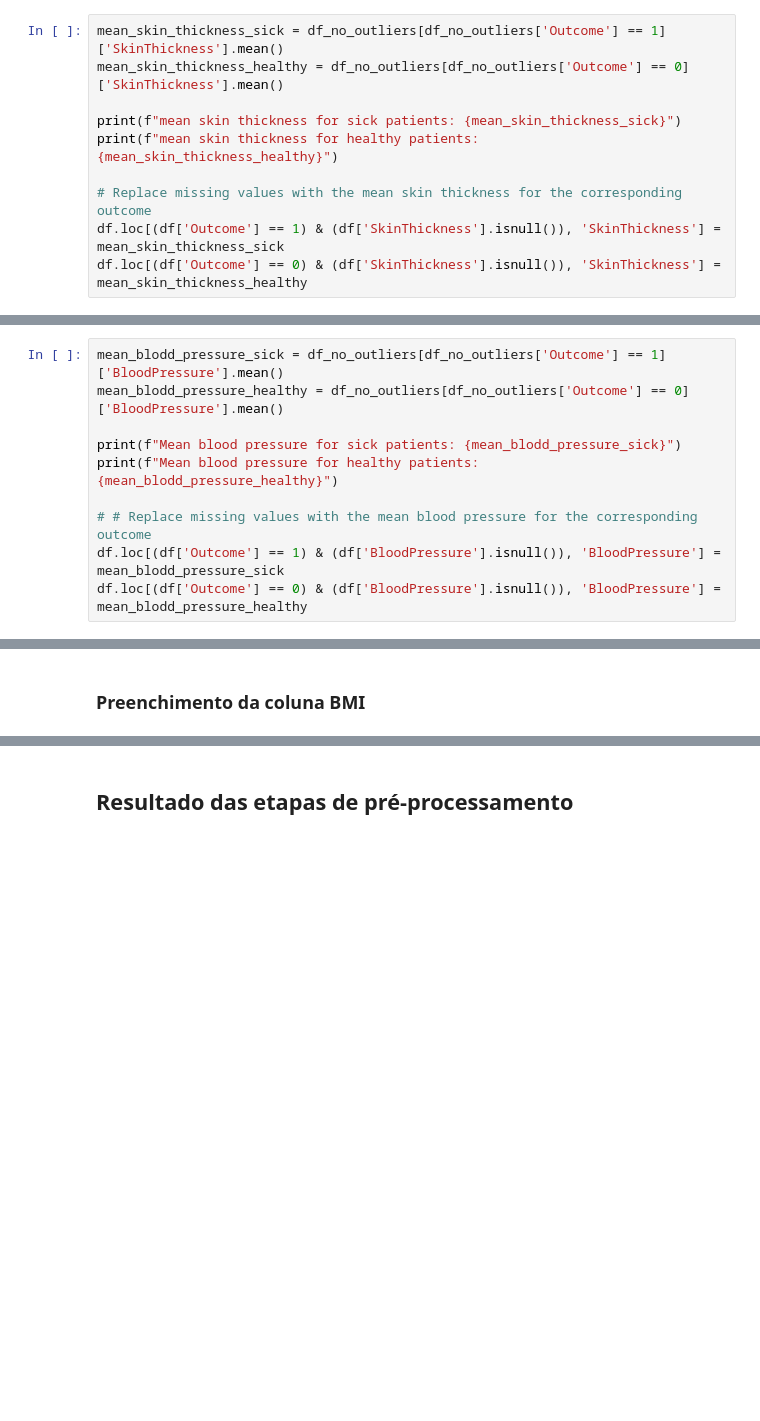
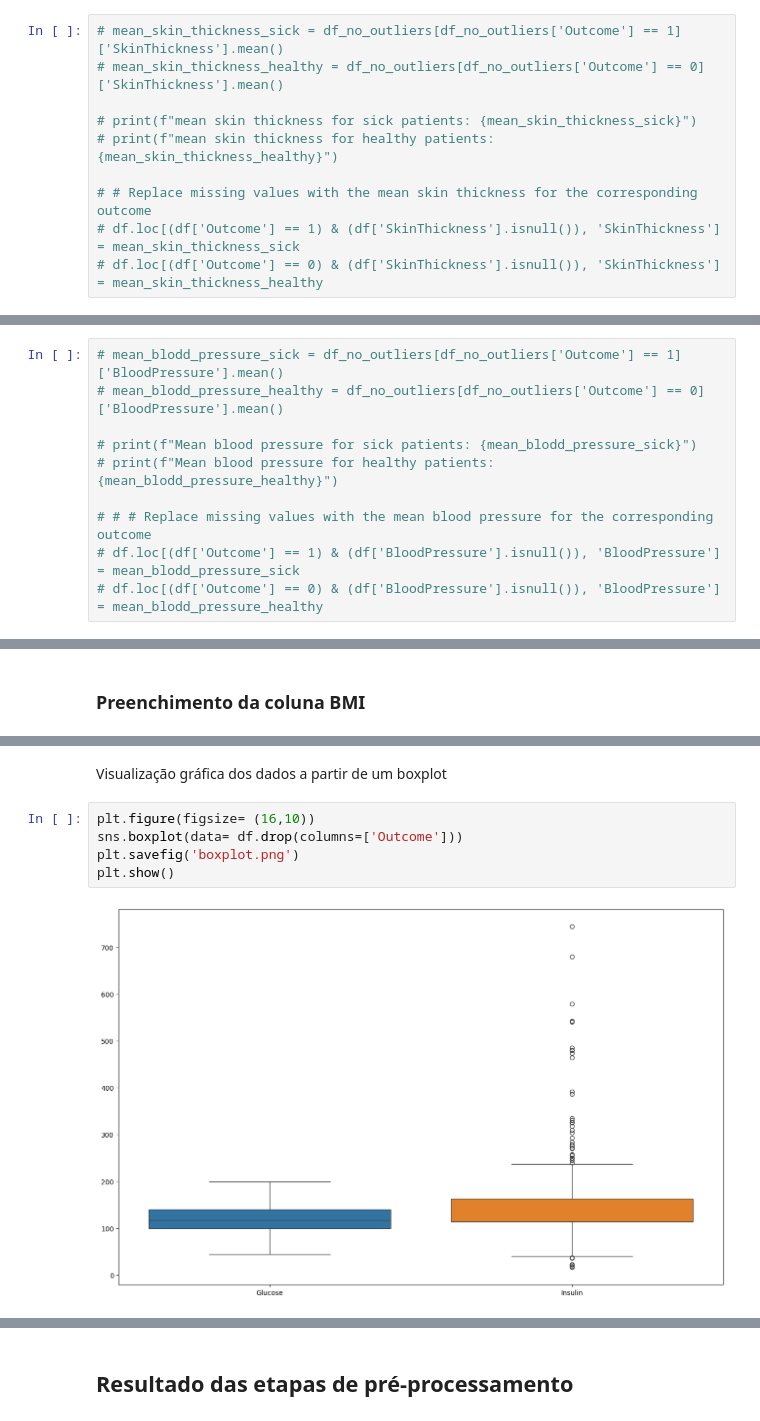
Before and after one commit to ruantmelo/ml-class, a Jupyter notebook: 01_Preprocessing/main.ipynb, the cells around one changed output, grey strips where cells are left out. Saved outputs shown, nothing was run; the diff lists cells and outputs as text; blank space fills up the shorter version.

```diff
--- a/01_Preprocessing/main.ipynb
+++ b/01_Preprocessing/main.ipynb
@@ -234,12 +254,12 @@ df = df.dropna(subset=['Insulin'])
 # %% [markdown]
 ### Preenchimento da coluna SkinThickness
 # %%
-mean_skin_thickness_sick = df_no_outliers[df_no_outliers['Outcome'] == 1]['SkinThickness'].mean()
-mean_skin_thickness_healthy = df_no_outliers[df_no_outliers['Outcome'] == 0]['SkinThickness'].mean()
+# mean_skin_thickness_sick = df_no_outliers[df_no_outliers['Outcome'] == 1]['SkinThickness'].mean()
+# mean_skin_thickness_healthy = df_no_outliers[df_no_outliers['Outcome'] == 0]['SkinThickness'].mean()
 
-print(f"mean skin thickness for sick patients: {mean_skin_thickness_sick}")
-print(f"mean skin thickness for healthy patients: {mean_skin_thickness_healthy}")
+# print(f"mean skin thickness for sick patients: {mean_skin_thickness_sick}")
+# print(f"mean skin thickness for healthy patients: {mean_skin_thickness_healthy}")
 
-# Replace missing values with the mean skin thickness for the corresponding outcome
-df.loc[(df['Outcome'] == 1) & (df['SkinThickness'].isnull()), 'SkinThickness'] = mean_skin_thickness_sick
-df.loc[(df['Outcome'] == 0) & (df['SkinThickness'].isnull()), 'SkinThickness'] = mean_skin_thickness_healthy
+# # Replace missing values with the mean skin thickness for the corresponding outcome
+# df.loc[(df['Outcome'] == 1) & (df['SkinThickness'].isnull()), 'SkinThickness'] = mean_skin_thickness_sick
+# df.loc[(df['Outcome'] == 0) & (df['SkinThickness'].isnull()), 'SkinThickness'] = mean_skin_thickness_healthy
@@ -249,12 +266,12 @@ mean skin thickness for healthy patients: 28.316326530612244
 # %% [markdown]
 ### Preenchimento da coluna BloodPressure
 # %%
-mean_blodd_pressure_sick = df_no_outliers[df_no_outliers['Outcome'] == 1]['BloodPressure'].mean()
-mean_blodd_pressure_healthy = df_no_outliers[df_no_outliers['Outcome'] == 0]['BloodPressure'].mean()
+# mean_blodd_pressure_sick = df_no_outliers[df_no_outliers['Outcome'] == 1]['BloodPressure'].mean()
+# mean_blodd_pressure_healthy = df_no_outliers[df_no_outliers['Outcome'] == 0]['BloodPressure'].mean()
 
-print(f"Mean blood pressure for sick patients: {mean_blodd_pressure_sick}")
-print(f"Mean blood pressure for healthy patients: {mean_blodd_pressure_healthy}")
+# print(f"Mean blood pressure for sick patients: {mean_blodd_pressure_sick}")
+# print(f"Mean blood pressure for healthy patients: {mean_blodd_pressure_healthy}")
 
-# # Replace missing values with the mean blood pressure for the corresponding outcome
-df.loc[(df['Outcome'] == 1) & (df['BloodPressure'].isnull()), 'BloodPressure'] = mean_blodd_pressure_sick
-df.loc[(df['Outcome'] == 0) & (df['BloodPressure'].isnull()), 'BloodPressure'] = mean_blodd_pressure_healthy
+# # # Replace missing values with the mean blood pressure for the corresponding outcome
+# df.loc[(df['Outcome'] == 1) & (df['BloodPressure'].isnull()), 'BloodPressure'] = mean_blodd_pressure_sick
+# df.loc[(df['Outcome'] == 0) & (df['BloodPressure'].isnull()), 'BloodPressure'] = mean_blodd_pressure_healthy
@@ -289,0 +298,9 @@ Number of healthy patients: 131
+# %% [markdown]
+Visualização gráfica dos dados a partir de um boxplot
+# %%
+plt.figure(figsize= (16,10))
+sns.boxplot(data= df.drop(columns=['Outcome']))
+plt.savefig('boxplot.png')
+plt.show()
+# %% [output]
+[figure, added]
```
Also changed, not shown: parts of 41 cells of this notebook, 3 other files.
